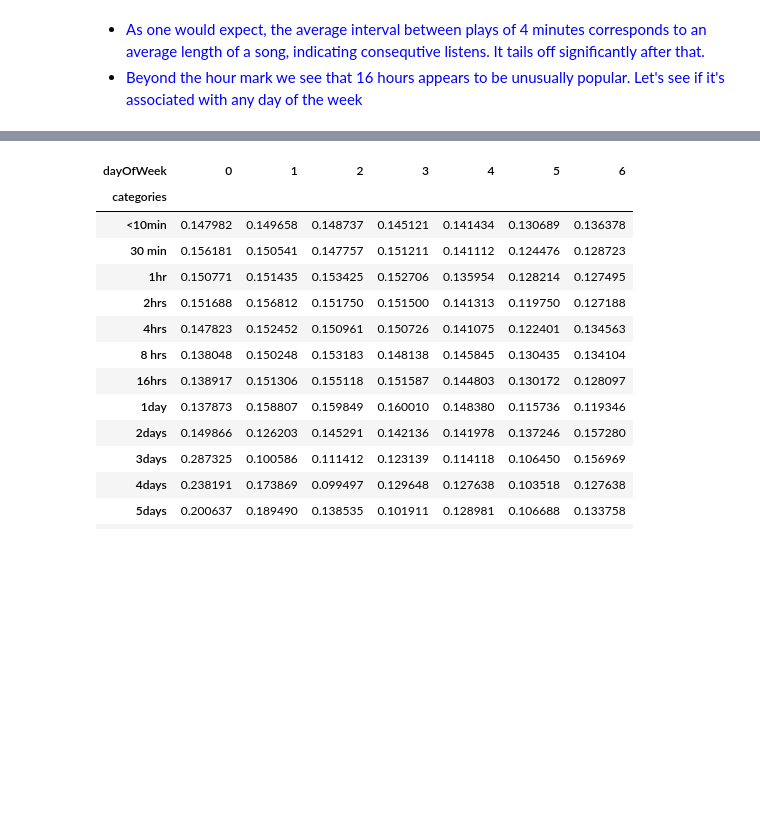
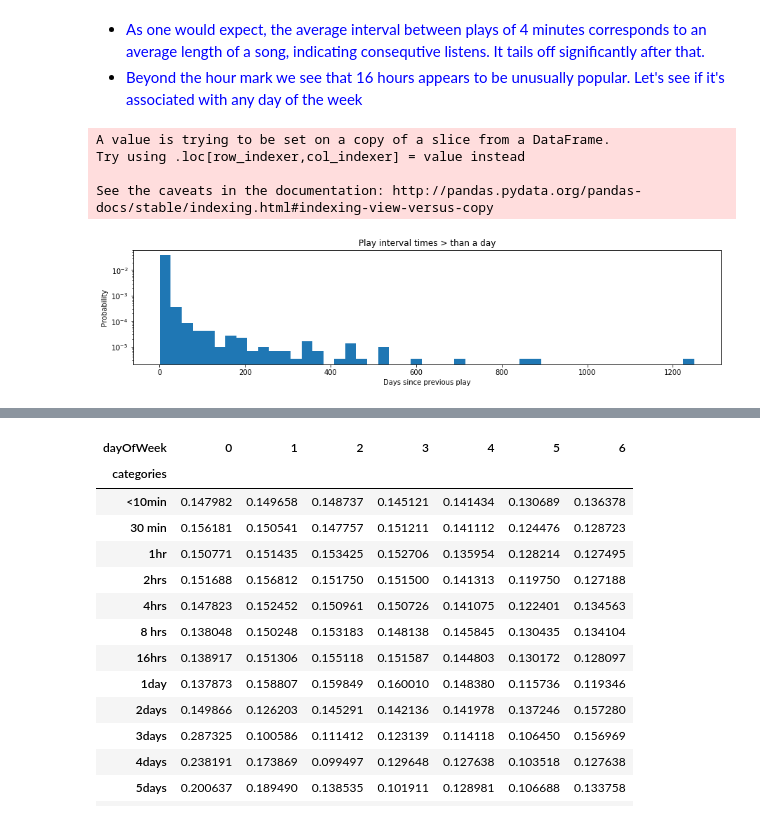
Before and after one commit to badrul1/EventPrediction, a Jupyter notebook: 5_PreliminaryAnalysis/1_OutlierAnalysis.ipynb, the cells around one changed output, grey strips where cells are left out. Saved outputs shown, nothing was run; the diff lists cells and outputs as text; code cells hidden in the pictures; blank space fills up the shorter version.

```diff
--- a/5_PreliminaryAnalysis/1_OutlierAnalysis.ipynb
+++ b/5_PreliminaryAnalysis/1_OutlierAnalysis.ipynb
@@ -253,3 +253,38 @@ Name: categories, dtype: int64
 # %% [markdown]
 * <font color=blue>As one would expect, the average interval between plays of 4 minutes corresponds to an average length of a song, indicating consequtive listens. It tails off significantly after that.</font>
 * <font color=blue>Beyond the hour mark we see that 16 hours appears to be unusually popular. Let's see if it's associated with any day of the week</font>
+# %%
+import numpy
+from matplotlib import pyplot as plt
+
+#bins = range(15, 25)
+#plt.xticks(bins, ["2^%s" % i for i in bins])
+#plt.hist(numpy.log2(data), log=True, bins=bins)
+#plt.show()
+
+########################################
+
+# Chart 1
+b=res[(res['MinsSincePrevPlay'] > 60*24)]
+
+# the histogram of the data
+
+#plt.hist(data, bins=np.logspace(0.1, 1.0, 50))
+b['MinsSincePrevPlay']= b['MinsSincePrevPlay']/60/24
+
+n, bins, patches = plt.hist(b['MinsSincePrevPlay'], bins= np.linspace(1, 1250),normed=1, log=True)
+_ = plt.xlabel('Days since previous play')
+_ = plt.ylabel('Probability')
+_ = plt.title('Play interval times > than a day')
+plt.grid(False)
+fig_size = plt.rcParams["figure.figsize"]
+fig_size[0] = 15
+fig_size[1] = 3   # Interestingly you have to refresh twice for this to work
+plt.rcParams["figure.figsize"] = fig_size
+plt.show()
+# %% [output]
+A value is trying to be set on a copy of a slice from a DataFrame.
+Try using .loc[row_indexer,col_indexer] = value instead
+
+See the caveats in the documentation: http://pandas.pydata.org/pandas-docs/stable/indexing.html#indexing-view-versus-copy
+[figure, added]
```
Also changed, not shown: parts of 2 cells of this notebook, 22 other files.
